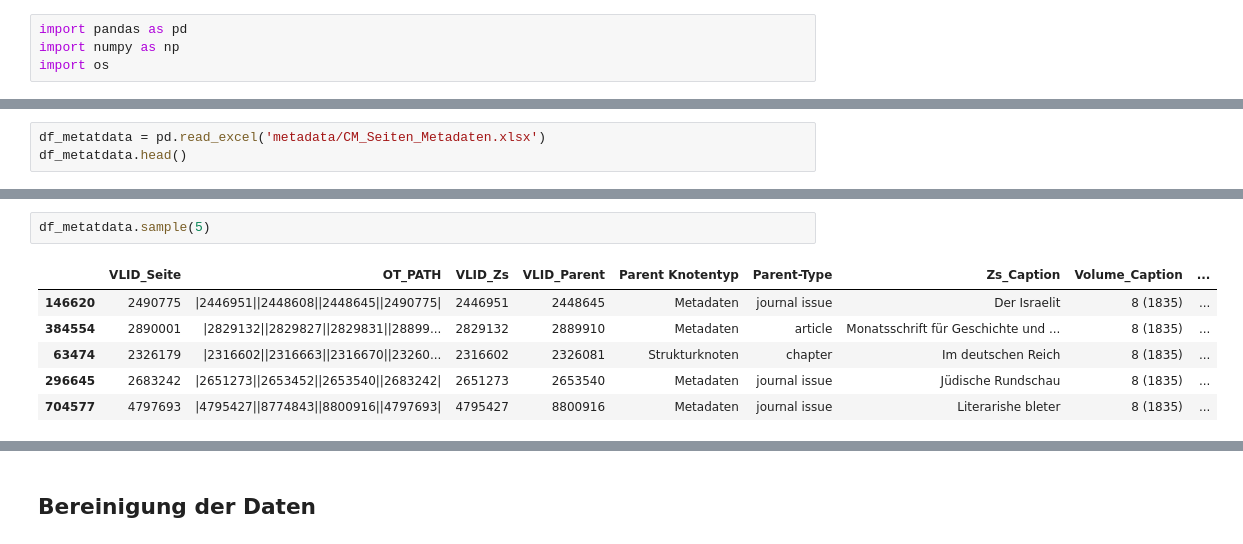
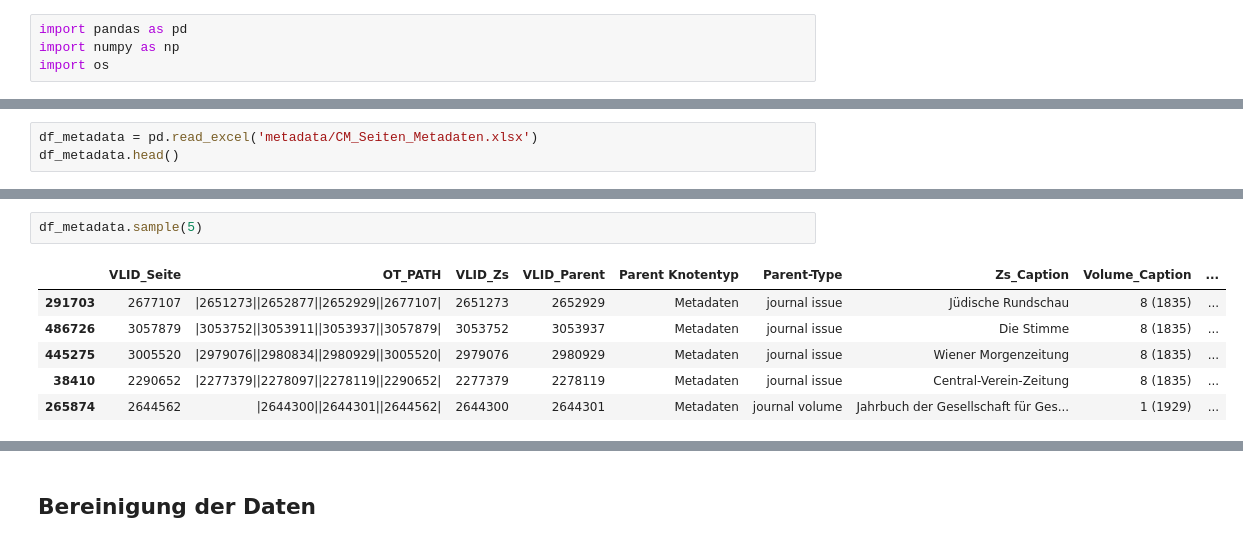
Before and after one commit to bsesic/DNB, a Jupyter notebook: Bestandsabfrage.ipynb, the cells around one changed output, grey strips where cells are left out. Cells and saved outputs as stored; diff of their text form.

```diff
--- a/Bestandsabfrage.ipynb
+++ b/Bestandsabfrage.ipynb
@@ -12,3 +39,3 @@ import os
 # %%
-df_metatdata = pd.read_excel('metadata/CM_Seiten_Metadaten.xlsx')
-df_metatdata.head()
+df_metadata = pd.read_excel('metadata/CM_Seiten_Metadaten.xlsx')
+df_metadata.head()
@@ -26,13 +46,13 @@ df_metatdata.shape
 # %% [output]
 (918165, 14)
 # %%
-df_metatdata.sample(5)
+df_metadata.sample(5)
 # %% [output]
 |  | VLID_Seite | OT_PATH | VLID_Zs | VLID_Parent | Parent Knotentyp | Parent-Type | Zs_Caption | Volume_Caption | ... |
-| 146620 | 2490775 | |2446951||2448608||2448645||2490775| | 2446951 | 2448645 | Metadaten | journal issue | Der Israelit | 8 (1835) | ... |
-| 384554 | 2890001 | |2829132||2829827||2829831||28899... | 2829132 | 2889910 | Metadaten | article | Monatsschrift für Geschichte und ... | 8 (1835) | ... |
-| 63474 | 2326179 | |2316602||2316663||2316670||23260... | 2316602 | 2326081 | Strukturknoten | chapter | Im deutschen Reich | 8 (1835) | ... |
-| 296645 | 2683242 | |2651273||2653452||2653540||2683242| | 2651273 | 2653540 | Metadaten | journal issue | Jüdische Rundschau | 8 (1835) | ... |
-| 704577 | 4797693 | |4795427||8774843||8800916||4797693| | 4795427 | 8800916 | Metadaten | journal issue | Literarishe bleter | 8 (1835) | ... |
+| 291703 | 2677107 | |2651273||2652877||2652929||2677107| | 2651273 | 2652929 | Metadaten | journal issue | Jüdische Rundschau | 8 (1835) | ... |
+| 486726 | 3057879 | |3053752||3053911||3053937||3057879| | 3053752 | 3053937 | Metadaten | journal issue | Die Stimme | 8 (1835) | ... |
+| 445275 | 3005520 | |2979076||2980834||2980929||3005520| | 2979076 | 2980929 | Metadaten | journal issue | Wiener Morgenzeitung | 8 (1835) | ... |
+| 38410 | 2290652 | |2277379||2278097||2278119||2290652| | 2277379 | 2278119 | Metadaten | journal issue | Central-Verein-Zeitung | 8 (1835) | ... |
+| 265874 | 2644562 | |2644300||2644301||2644562| | 2644300 | 2644301 | Metadaten | journal volume | Jahrbuch der Gesellschaft für Ges... | 1 (1929) | ... |
 # %%
 # pandas get all headers
```
Also changed, not shown: parts of 76 cells of this notebook, 3 other files.
